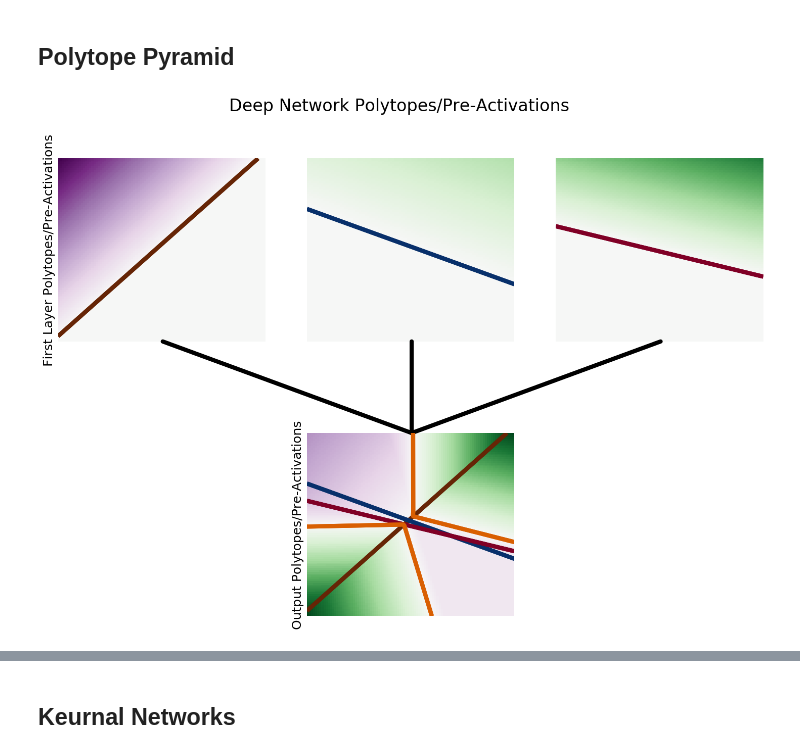
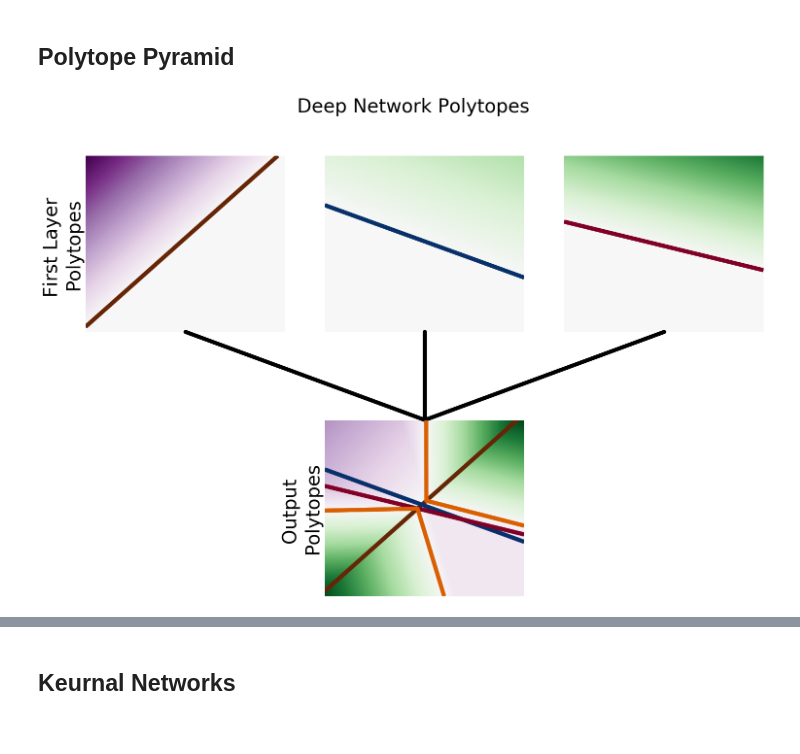
Before and after one commit to neurodata/kdg_will, a Jupyter notebook: notebooks/Neural_Polytopes.ipynb, the cells around one changed output, grey strips where cells are left out. Saved outputs shown, nothing was run; the diff lists cells and outputs as text; code cells hidden in the pictures.

```diff
--- a/notebooks/Neural_Polytopes.ipynb
+++ b/notebooks/Neural_Polytopes.ipynb
@@ -71,8 +64,8 @@ X, y = generate_XOR(n = n)
 # %%
 x_min, x_max = -4, 4
 y_min, y_max = -4, 4
-xx, yy = np.meshgrid(np.arange(x_min, x_max, (x_max - x_min) / 100),
-                      np.arange(y_min, y_max, (y_max - y_min) / 100))
+xx, yy = np.meshgrid(np.arange(x_min, x_max, (x_max - x_min) / 250),
+                      np.arange(y_min, y_max, (y_max - y_min) / 250))
 # %% [markdown]
 # Construct & Train Network
 # %%
@@ -135,7 +128,7 @@ figs, axs = plt.subplots(2, width, figsize = (6 * width, 6 * 2))
 plt.subplots_adjust(hspace=0.5)
 figs.text(0.5, 0.04, '', ha='center')
 figs.set_facecolor('white')
-figs.suptitle("Deep Network Polytopes/Pre-Activations", fontsize = 24)
+figs.suptitle("Deep Network Polytopes", fontsize = 28)
 
 for i, ax in enumerate(axs.flat):
     ax.set_xticks([])
@@ -148,9 +141,9 @@ for i, ax in enumerate(axs.flat):
         ax.spines[side].set_visible(False)
 
     if i == 0:
-        ax.set_ylabel('First Layer Polytopes/Pre-Activations', fontsize = 18)
+        ax.set_ylabel('First Layer \nPolytopes', fontsize = 28)
     if i == 4:
-        ax.set_ylabel('Output Polytopes/Pre-Activations', fontsize = 18)
+        ax.set_ylabel('Output \nPolytopes', fontsize = 28)
 
 for second_node in range(width):
     if second_node == 0:
@@ -201,34 +194,35 @@ for second_node in range(width):
         cmap = "YlOrRd"
     for multiplier in [-1, 1]:
       axs[1][int(width / 2)].contour(xx,
                                        yy,
                                        second_layer_preactivations[:, second_node].reshape(xx.shape) + multiplier * 1e-6,
                                        levels=[0],
                                        cmap=cmap,
                                        vmin = -1,
                                        vmax = 0,
                                        linewidths = 6
                                     )
 
 axs[1][int(width / 2)].pcolormesh(xx,
                                yy,
                                ultimate_preactivations.reshape(xx.shape),
                                cmap="PRGn",
                                vmin = -np.max(np.abs(ultimate_preactivations)),
                                vmax = np.max(np.abs(ultimate_preactivations)))
 
 for multiplier in [-1, 1]:
   axs[1][int(width / 2)].contour(xx,
                                yy,
                                ultimate_preactivations.reshape(xx.shape) + multiplier * 1e-6,
                                colors="#d95f02",
                                vmin = -1,
                                vmax = 0,
                                levels=[0],
                                linewidths=6,
                                zorder = 1e16)
+plt.savefig("figs/DeepPolytopes.eps")
 # %% [output]
-[figure, old version]
+[figure, new version]
 # %%
 def pdf(x):
     mu01, mu02, mu11, mu12 = [[-1, -1], [1, 1], [-1, 1], [1, -1]]
```
Also changed, not shown: parts of 6 cells of this notebook, 7 other files.
